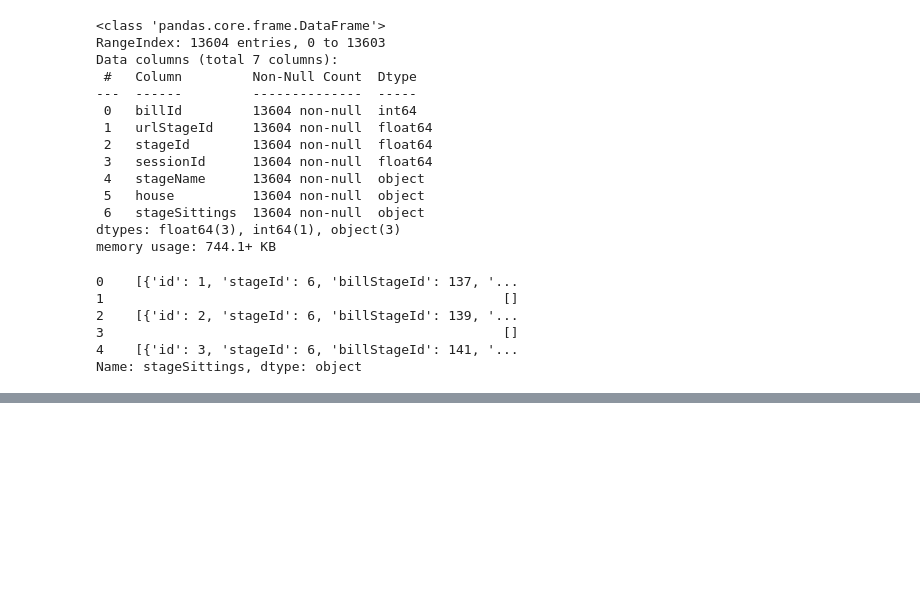
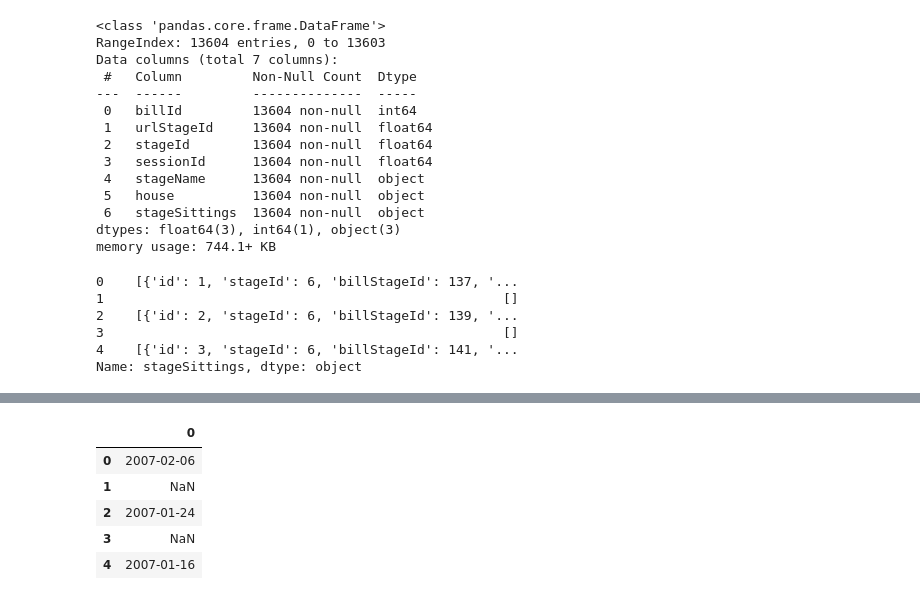
Before and after one commit to JunyiZhou-Conny/Comput-Leg-UK-NZ, a Jupyter notebook: Preprocessing/Bills/Bills.ipynb, the cells around one changed output, grey strips where cells are left out. Cells and saved outputs as stored; diff of their text form; code cells hidden in the pictures; blank space fills up the shorter version.

```diff
--- a/Preprocessing/Bills/Bills.ipynb
+++ b/Preprocessing/Bills/Bills.ipynb
@@ -205,0 +254,14 @@ df_all.to_csv('df_all.csv', index=False)
+# %%
+#Let us take a look at the stageSittings column in df_all
+#Let us find a way to convert them in Parliament/Session/Sitting
+#Be very careful here, the stageSittings column is a string
+df_stageSittings = df_all['stageSittings']
+df_stageSittings = df_all['stageSittings'].str.extract("'date': '(.*?)T00:00:00'")
+df_stageSittings.head()
+# %% [output]
+|  | 0 |
+| 0 | 2007-02-06 |
+| 1 | NaN |
+| 2 | 2007-01-24 |
+| 3 | NaN |
+| 4 | 2007-01-16 |
```
Also changed, not shown: parts of 9 cells of this notebook, 19 other files.
